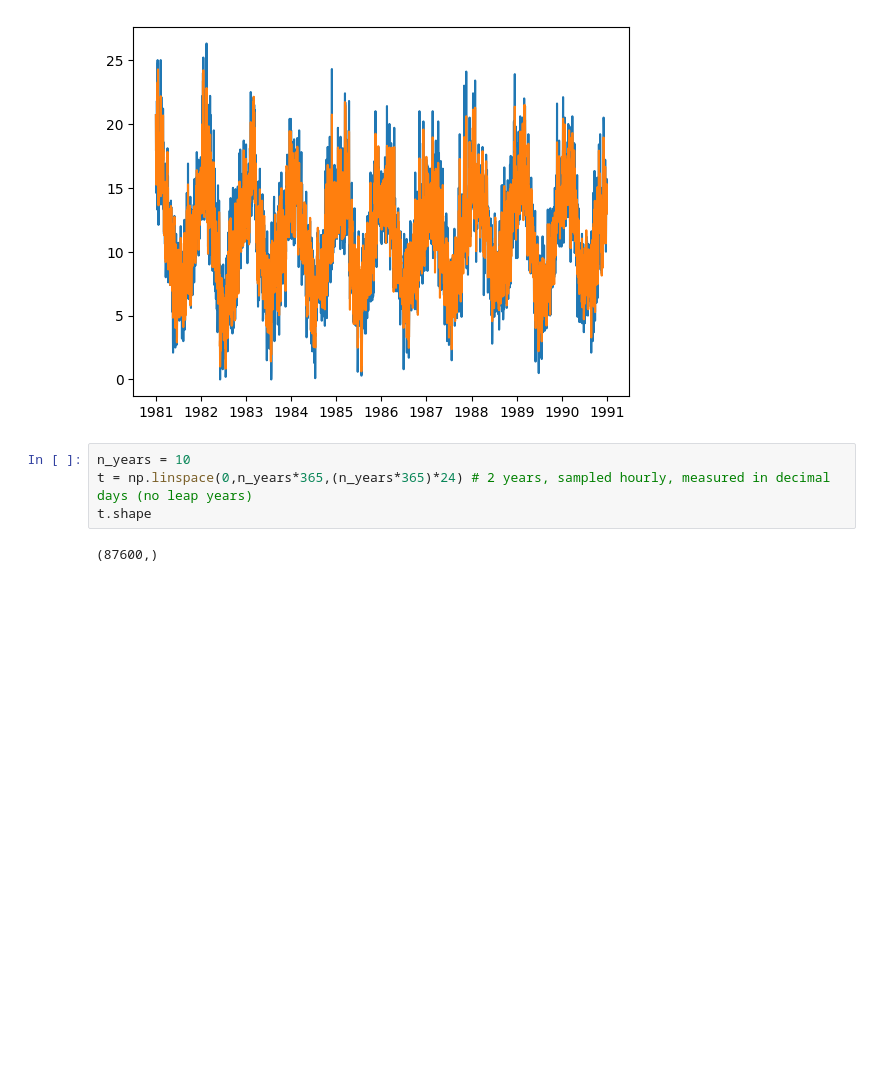
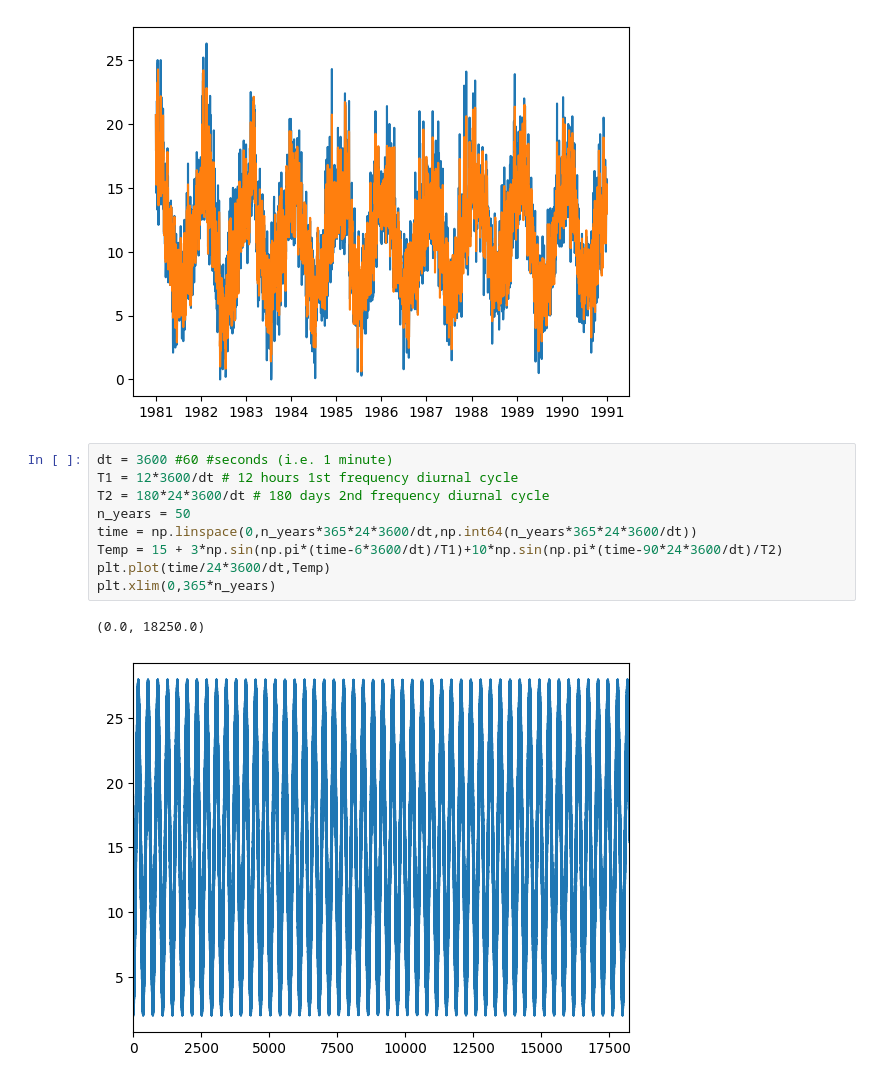
Before and after one commit to milicak/Data_Analysis_Course, a Jupyter notebook: correleation_coefficient_FFT.ipynb, the cells around one changed output. Drawn from its saved outputs; the diff is of its cells as text; blank space fills up the shorter version.

```diff
--- a/correleation_coefficient_FFT.ipynb
+++ b/correleation_coefficient_FFT.ipynb
@@ -202,9 +202,15 @@ plt.plot(data['LowPassFiltered']+data['HighPassFiltered'], label='PassFiltered S
 # %% [output]
 [<matplotlib.lines.Line2D at 0x...>]
 [figure]
-# %%
-n_years = 10
-t = np.linspace(0,n_years*365,(n_years*365)*24) # 2 years, sampled hourly, measured in decimal days (no leap years)
-t.shape
-# %% [output]
-(87600,)
+# %%
+dt = 3600 #60 #seconds (i.e. 1 minute)
+T1 = 12*3600/dt # 12 hours 1st frequency diurnal cycle
+T2 = 180*24*3600/dt # 180 days 2nd frequency diurnal cycle
+n_years = 50
+time = np.linspace(0,n_years*365*24*3600/dt,np.int64(n_years*365*24*3600/dt))
+Temp = 15 + 3*np.sin(np.pi*(time-6*3600/dt)/T1)+10*np.sin(np.pi*(time-90*24*3600/dt)/T2)
+plt.plot(time/24*3600/dt,Temp)
+plt.xlim(0,365*n_years)
+# %% [output]
+(0.0, 18250.0)
+[figure, added]
```
Also changed, not shown: parts of 2 cells of this notebook.
